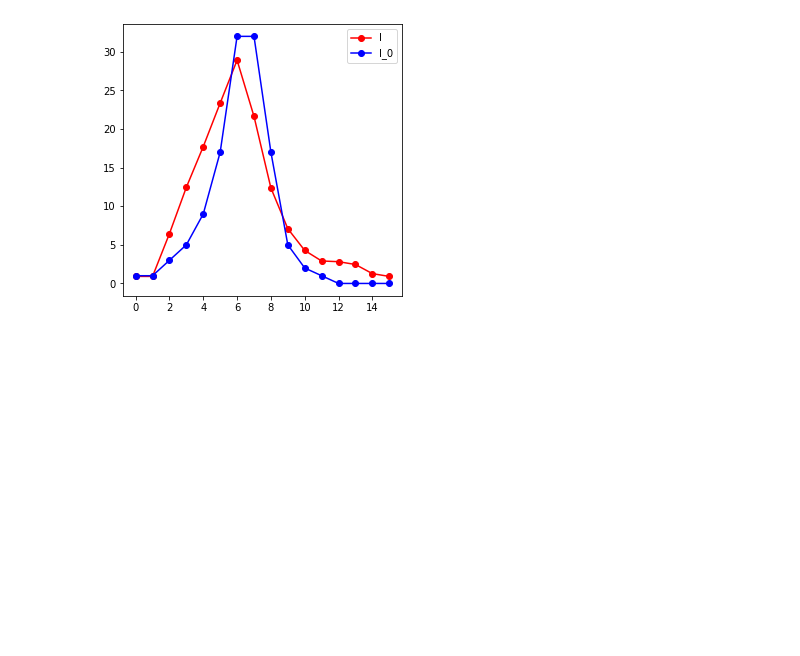
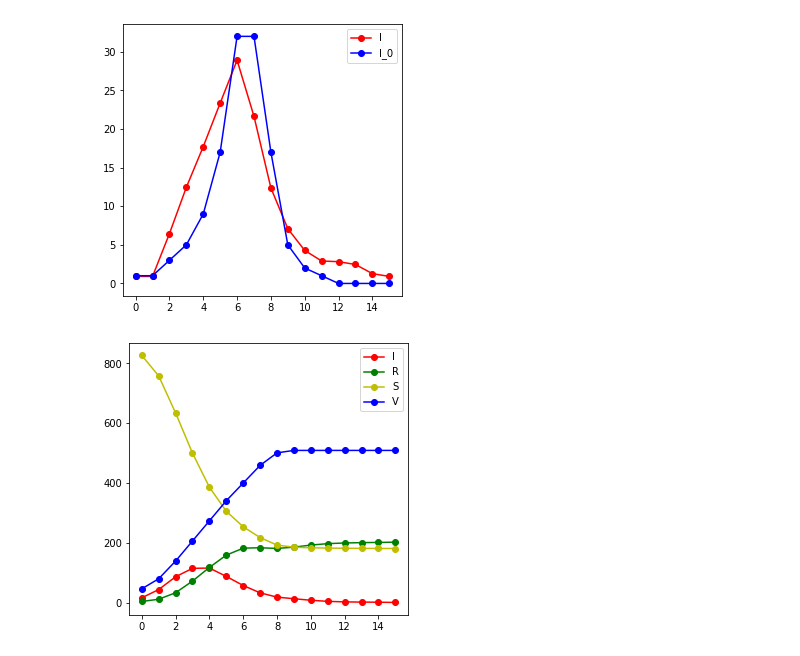
Before and after one commit to ele9996/NetworkDynamicsAndLearningLabs, a Jupyter notebook: HMW3.ipynb, the cells around one changed output. Drawn from its saved outputs; the diff is of its cells as text; code cells hidden in the pictures; blank space fills up the shorter version.

```diff
--- a/HMW3.ipynb
+++ b/HMW3.ipynb
@@ -653,7 +653,6 @@ def MySimVaccine(beta,ro,weeks, nodes,n_status,n_infected,n_subsceptible,n_recov
   return n_infected,n_recovered,n_subsceptible,n_vaccinated,n_new_infected,n_new_vaccinated
 # %%
 def find_best(best_rmse,k,beta,ro, delta_beta, delta_k, delta_ro,mynewinf):
-  #quuii
   new_inf_avg=np.copy(mynewinf)
   #new_inf_avg = mynewinf
   k_list=[k-delta_k,k,k+delta_k]
@@ -739,9 +738,19 @@ def find_best(best_rmse,k,beta,ro, delta_beta, delta_k, delta_ro,mynewinf):
             my_n=np.concatenate(([1,1],n_new_infected[:-2]))
             #tot_new_infected=np.concatenate((tot_new_infected, [n_new_infected]), axis = 0)
             tot_new_infected=np.concatenate((tot_new_infected, [my_n]), axis = 0)
+            tot_inf=np.concatenate((tot_inf, [n_infected]), axis = 0)
+            tot_recovered=np.concatenate((tot_recovered, [n_recovered]), axis = 0)
+            tot_subsceptible=np.concatenate((tot_subsceptible, [n_subsceptible]), axis = 0)
+            tot_vaccinated=np.concatenate((tot_vaccinated, [n_vaccinated]), axis = 0)
+            tot_new_vaccinated=np.concatenate((tot_new_vaccinated, [n_new_vaccinated]), axis = 0)
 
         #print("totale infettati per ogni settimana per simulazione:{}".format(tot_inf))
         avg_new_infected=np.average(tot_new_infected,axis=0)
+        avg_inf=np.average(tot_inf,axis=0)
+        avg_recovered=np.average(tot_recovered,axis=0)
+        avg_subsceptible=np.average(tot_subsceptible,axis=0)
+        avg_vaccinated=np.average(tot_vaccinated,axis=0)
+        avg_new_vaccinated=np.average(tot_new_vaccinated,axis=0)
         rmse=np.sqrt((1 / (weeks)) * np.sum((avg_new_infected - I_0)**2))
         print("rmse:{}".format(rmse))
 
@@ -755,13 +764,13 @@ def find_best(best_rmse,k,beta,ro, delta_beta, delta_k, delta_ro,mynewinf):
         print("")
   print("best rmse= {}".format(best_rmse))
   print(new_inf_avg)
-  return ro, beta,k,best_rmse,new_inf_avg
+  return ro, beta,k,best_rmse,new_inf_avg,avg_inf, avg_recovered, avg_subsceptible, avg_vaccinated
 # %%
 
 i=0
 while True:
   print(i)
-  best_ro,best_beta,best_k,rmse,new_inf_avg=find_best(best_rmse,k,beta,ro, delta_beta, delta_k, delta_ro,mynewinf)
+  best_ro,best_beta,best_k,rmse,new_inf_avg,avg_inf, avg_recovered, avg_subsceptible, avg_vaccinated=find_best(best_rmse,k,beta,ro, delta_beta, delta_k, delta_ro,mynewinf)
 
   print("beta={}".format(beta))
   print("ro={}".format(ro))
@@ -819,7 +828,7 @@ for i in range(3):
   db=delta_beta[i]
   dk=delta_k[i]
   dro=delta_ro[i]
-  best_ro,best_beta,best_k,rmse,new_inf_avg=find_best(best_rmse,k,beta,ro, db, dk, dro,mynewinf)
+  best_ro,best_beta,best_k,rmse,new_inf_avg,avg_inf, avg_recovered, avg_subsceptible, avg_vaccinated=find_best(best_rmse,k,beta,ro, db, dk, dro,mynewinf)
   print(new_inf_avg)
 
   k=best_k
@@ -867,3 +876,17 @@ ax.legend()
 plt.show()
 # %% [output]
 [figure]
+# %%
+fig, ax = plt.subplots(figsize=(5,5))
+
+
+ax.plot(avg_inf,'ro-', label="I",)
+ax.plot(avg_recovered,'go-', label="R")
+ax.plot(avg_subsceptible,'yo-', label="S")
+ax.plot(avg_vaccinated,'bo-', label="V")
+
+
+ax.legend()
+plt.show()
+# %% [output]
+[figure, added]
```
